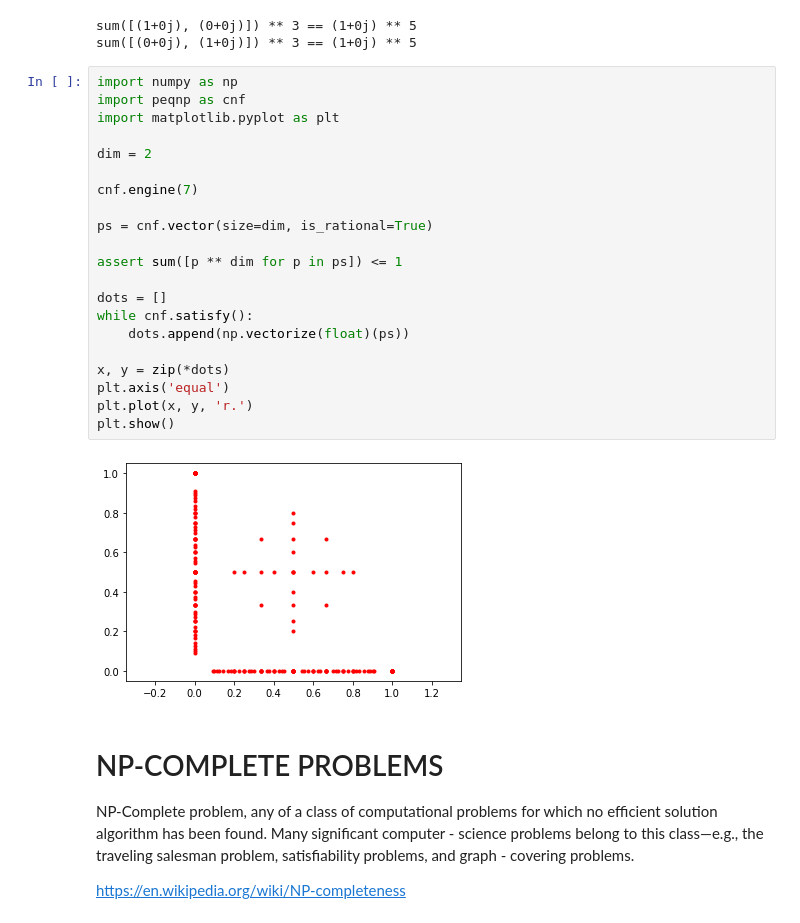
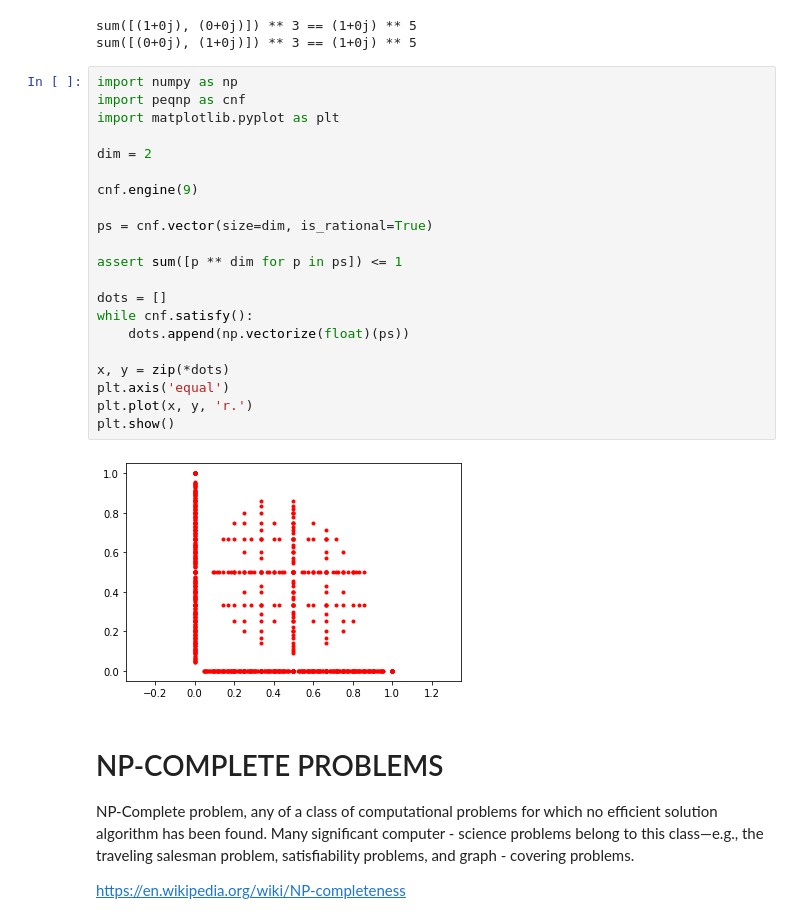
Before and after one commit to maxtuno/PEQNP, a Jupyter notebook: docs/PEQNP.ipynb, the cells around one changed output. Cells and saved outputs as stored; diff of their text form.

```diff
--- a/docs/PEQNP.ipynb
+++ b/docs/PEQNP.ipynb
@@ -677,26 +675,26 @@ sum([(0+0j), (1+0j)]) ** 3 == (1+0j) ** 5
 # %%
 import numpy as np
 import peqnp as cnf
 import matplotlib.pyplot as plt
 
 dim = 2
 
-cnf.engine(7)
+cnf.engine(9)
 
 ps = cnf.vector(size=dim, is_rational=True)
 
 assert sum([p ** dim for p in ps]) <= 1
 
 dots = []
 while cnf.satisfy():
     dots.append(np.vectorize(float)(ps))
 
 x, y = zip(*dots)
 plt.axis('equal')
 plt.plot(x, y, 'r.')
 plt.show()
 # %% [output]
-[figure, old version]
+[figure, new version]
 # %% [markdown]
 # NP-COMPLETE PROBLEMS
 
```
Also changed, not shown: parts of 16 cells of this notebook, 22 other files.
